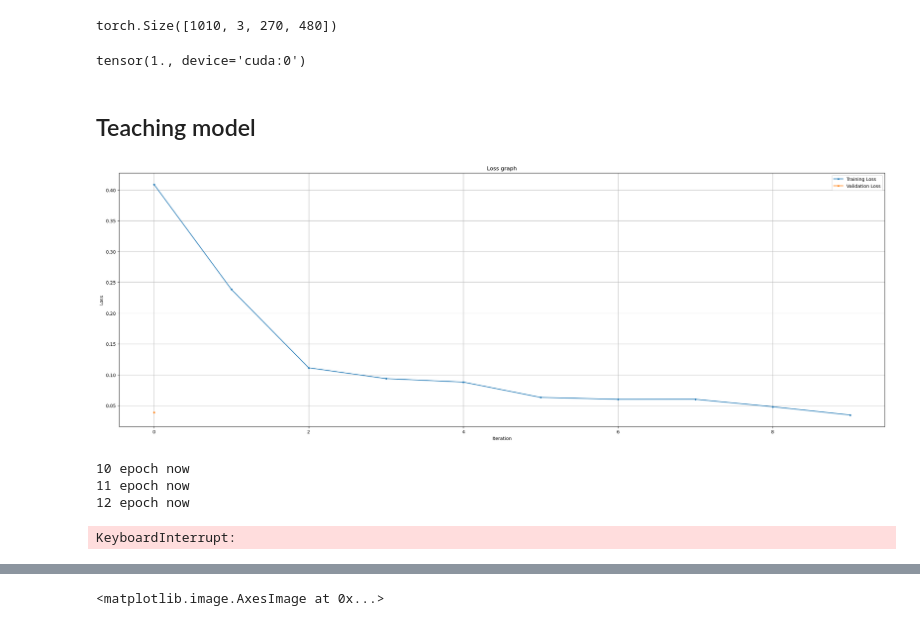
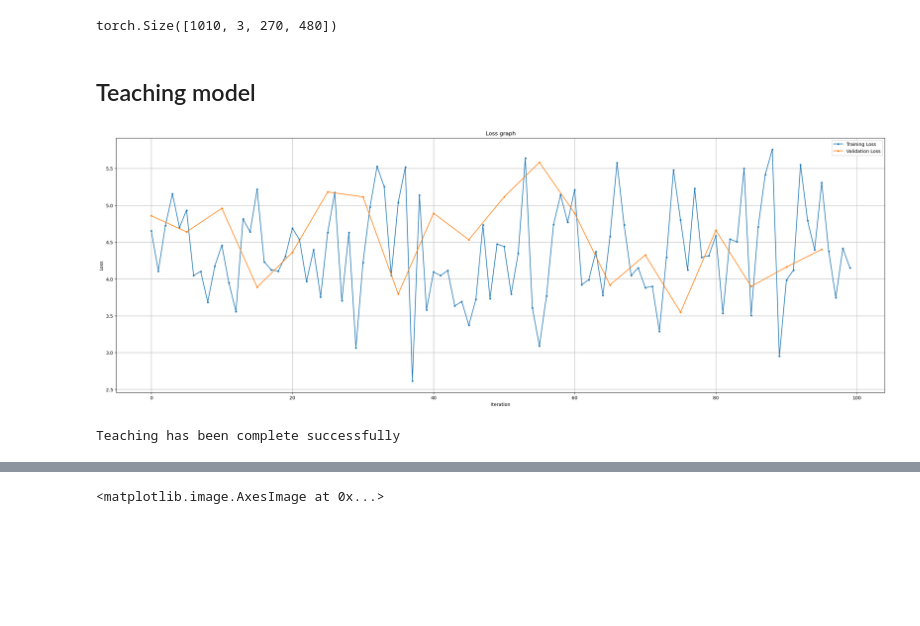
Before and after one commit to sodeeplearning/Net-Nomera, a Jupyter notebook: teaching.ipynb, the cells around one changed output, grey strips where cells are left out. Drawn from its saved outputs; the diff is of its cells as text; code cells hidden in the pictures; blank space fills up the shorter version.

Commit message:
UNet with IOU (not trained)

```diff
--- a/teaching.ipynb
+++ b/teaching.ipynb
@@ -157,3 +131,7 @@ def iou_pytorch(outputs: torch.Tensor, labels: torch.Tensor):
+# %%
+def neg_log_iou (tensor1, tensor2):
+    iou_loss = torchmetrics.classification.BinaryJaccardIndex().to(device)
+    return (iou_loss(tensor1, tensor2).log()) * -1
 # %%
 model = Unet()
 model(torch.zeros((1, 3, 270, 480))).shape
@@ -210,10 +187,6 @@ train_X = train_images[:950].to(device)
 val_X = train_images[950:].to(device)
 train_y = train_answers[:190].to(device = device, dtype = torch.float32)
 val_y = train_answers[190:].to(device, dtype = torch.float32)
-# %%
-train_X.max()
-# %% [output]
-tensor(1., device='cuda:0')
 # %% [markdown]
 ## Teaching model
 # %%
@@ -224,28 +197,25 @@ st_model = ST.Model_Using(model = model,
 # %%
 st_model.Train(
     train_X = train_X,
     train_y = train_y,
     val_X = val_X,
     val_y = val_y,
-    num_of_epochs = 50,
+    num_of_epochs = 100,
     learning_rate = 1e-3,
-    batch_size = 50,
-    loss_func = torch.nn.MSELoss(),
+    batch_size = 10,
+    loss_func = neg_log_iou,
     use_reg = False,
     reg_level = 2,
     optimizer = 1,
     is_sched_use = True,
-    scheduler_freq = 200,
+    scheduler_freq = 50,
     scheduler_gamma = 0.5,
-    val_every = 10,
-    show_every = 10,
+    val_every = 5,
+    show_every = 5,
 )
 # %% [output]
-[figure, old version]
+[figure, new version]
-10 epoch now
-11 epoch now
-12 epoch now
+Teaching has been complete successfully
-KeyboardInterrupt:
 # %%
 pred = st_model.Use(train_X[123].reshape((1, 3, 270, 480)))
 ST.imshow(pred.resize(1, 270, 480))
```
Also changed, not shown: parts of 9 cells of this notebook, 2 other files.
